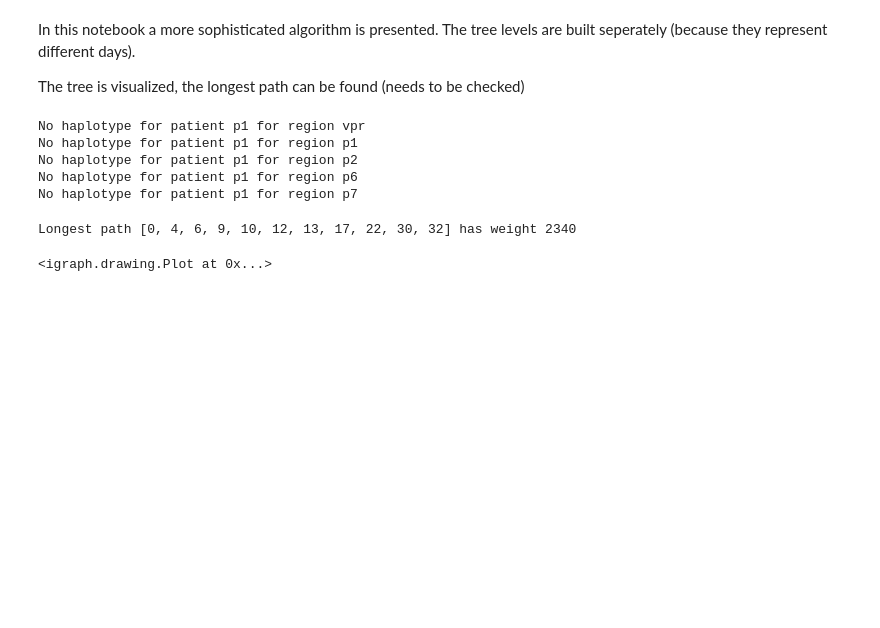
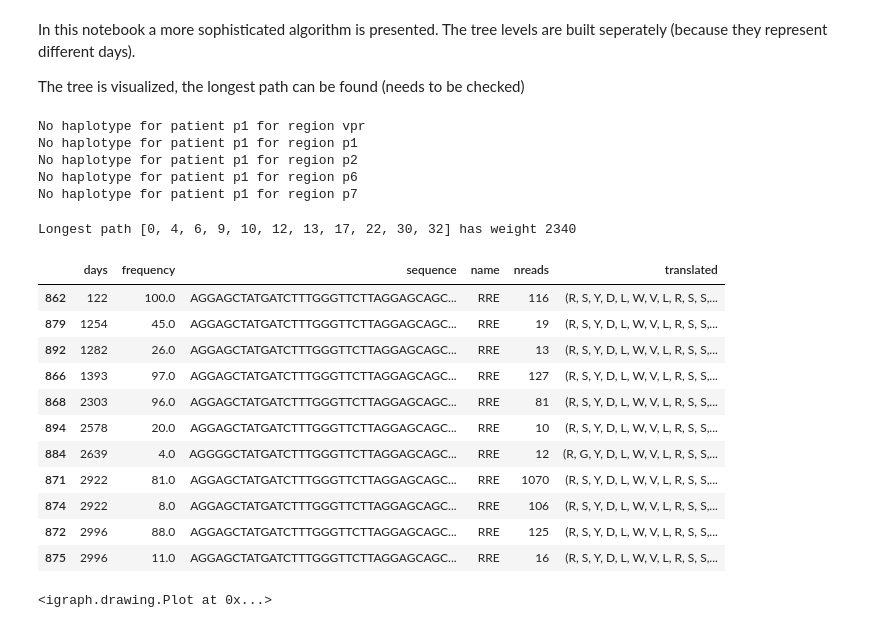
Before and after one commit to tsvvas/hiv_project, a Jupyter notebook: daily_evolution_tree.ipynb, the cells around one changed output. Cells and saved outputs as stored; diff of their text form; code cells hidden in the pictures; blank space fills up the shorter version.

Commit message:
Fixed compatibility issues with pandas; added tree path details print

```diff
--- a/daily_evolution_tree.ipynb
+++ b/daily_evolution_tree.ipynb
@@ -49,6 +50,22 @@ max_weight, max_path, edges = g.find_longest_path(tree)
 print(f'Longest path {max_path} has weight {int(max_weight)}')
 # %% [output]
 Longest path [0, 4, 6, 9, 10, 12, 13, 17, 22, 30, 32] has weight 2340
+# %%
+# seqs in a longest path
+tree.data.iloc[max_path].sort_values('days')
+# %% [output]
+|  | days | frequency | sequence | name | nreads | translated |
+| 862 | 122 | 100.0 | AGGAGCTATGATCTTTGGGTTCTTAGGAGCAGC... | RRE | 116 | (R, S, Y, D, L, W, V, L, R, S, S,... |
+| 879 | 1254 | 45.0 | AGGAGCTATGATCTTTGGGTTCTTAGGAGCAGC... | RRE | 19 | (R, S, Y, D, L, W, V, L, R, S, S,... |
+| 892 | 1282 | 26.0 | AGGAGCTATGATCTTTGGGTTCTTAGGAGCAGC... | RRE | 13 | (R, S, Y, D, L, W, V, L, R, S, S,... |
+| 866 | 1393 | 97.0 | AGGAGCTATGATCTTTGGGTTCTTAGGAGCAGC... | RRE | 127 | (R, S, Y, D, L, W, V, L, R, S, S,... |
+| 868 | 2303 | 96.0 | AGGAGCTATGATCTTTGGGTTCTTAGGAGCAGC... | RRE | 81 | (R, S, Y, D, L, W, V, L, R, S, S,... |
+| 894 | 2578 | 20.0 | AGGAGCTATGATCTTTGGGTTCTTAGGAGCAGC... | RRE | 10 | (R, S, Y, D, L, W, V, L, R, S, S,... |
+| 884 | 2639 | 4.0 | AGGGGCTATGATCTTTGGGTTCTTAGGAGCAGC... | RRE | 12 | (R, G, Y, D, L, W, V, L, R, S, S,... |
+| 871 | 2922 | 81.0 | AGGAGCTATGATCTTTGGGTTCTTAGGAGCAGC... | RRE | 1070 | (R, S, Y, D, L, W, V, L, R, S, S,... |
+| 874 | 2922 | 8.0 | AGGAGCTATGATCTTTGGGTTCTTAGGAGCAGC... | RRE | 106 | (R, S, Y, D, L, W, V, L, R, S, S,... |
+| 872 | 2996 | 88.0 | AGGAGCTATGATCTTTGGGTTCTTAGGAGCAGC... | RRE | 125 | (R, S, Y, D, L, W, V, L, R, S, S,... |
+| 875 | 2996 | 11.0 | AGGAGCTATGATCTTTGGGTTCTTAGGAGCAGC... | RRE | 16 | (R, S, Y, D, L, W, V, L, R, S, S,... |
 # %%
 # colouring the edges of the longest path
 g.colour_path(edges)
```
Also changed, not shown: parts of 1 cell of this notebook, 2 other files.
